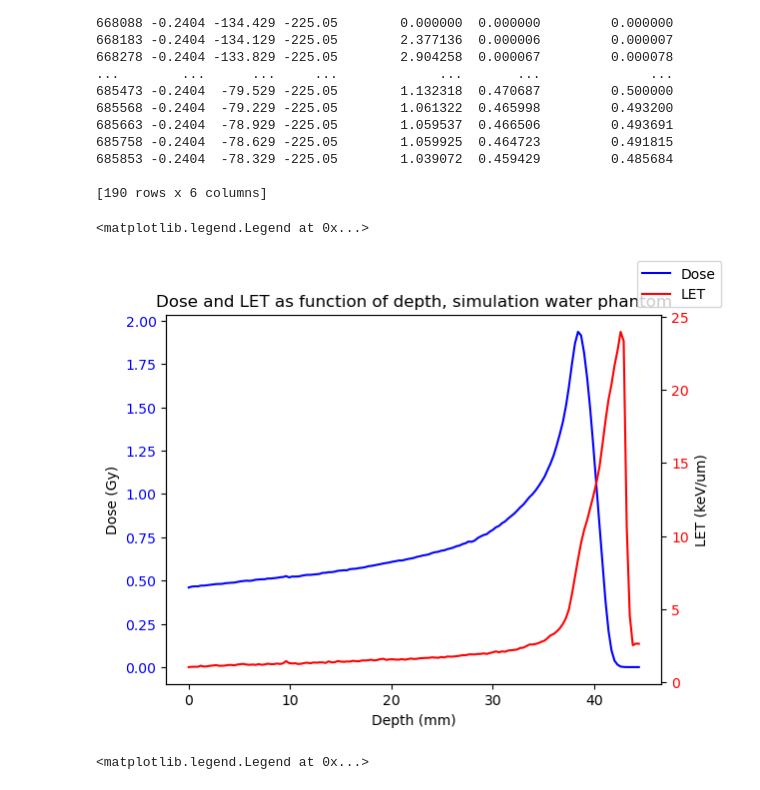
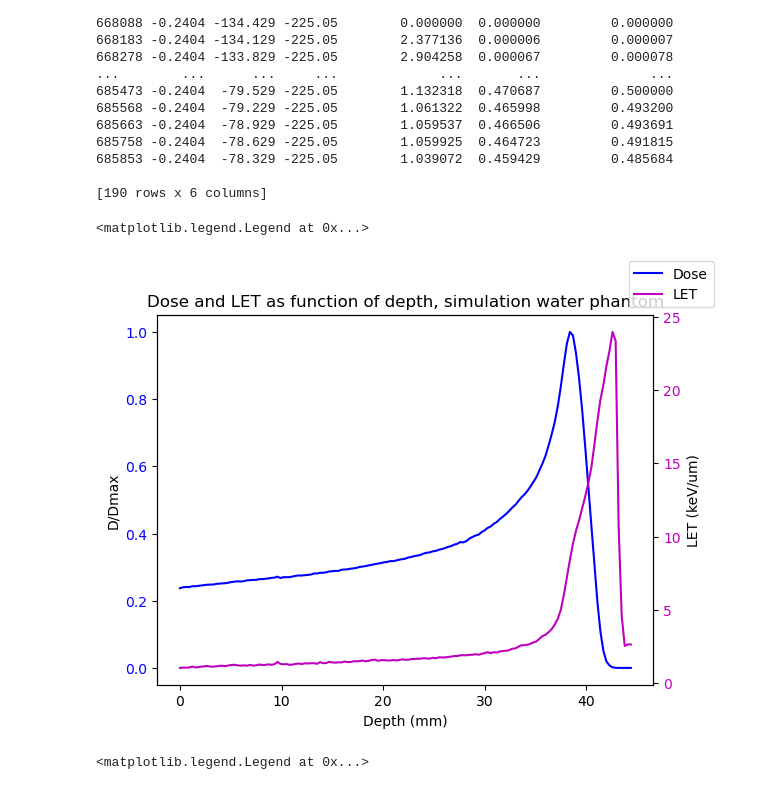
Before and after one commit to BrittHaanen15/Thesis_project, a Jupyter notebook: Python codes/Finding mid LET.ipynb, the cells around one changed output. Cells and saved outputs as stored; diff of their text form; code cells hidden in the pictures.

```diff
--- a/Python codes/Finding mid LET.ipynb
+++ b/Python codes/Finding mid LET.ipynb
@@ -51,6 +51,9 @@ ydata = ydata[sort]
 letdata = letdata[sort]
 dosedata = dosedata[sort]
 
+#normalise dose data
+dosedata = dosedata/max(dosedata)
+
 #Truncate data once dose drops to zero
 stopindex = np.where(dosedata==0)[0][0]
 ydata = ydata[0:stopindex]
@@ -59,22 +62,22 @@ dosedata = dosedata[0:stopindex]
 # %%
 #Plot lineprofile as function of depth
 fig, ax1 = plt.subplots()
 
 ax1.plot(ydata, dosedata, label='Dose', color='b')
 ax1.set_xlabel('Depth (mm)')
-ax1.set_ylabel('Dose (Gy)')
+ax1.set_ylabel('D/Dmax')
 ax1.tick_params(axis='y', labelcolor='b')
 
 ax2 = ax1.twinx()
-ax2.plot(ydata, letdata, label='LET', color='r')
+ax2.plot(ydata, letdata, label='LET', color='m')
 ax2.set_ylabel('LET (keV/um)')
-ax2.tick_params(axis='y', labelcolor='r')
+ax2.tick_params(axis='y', labelcolor='m')
 
 plt.title('Dose and LET as function of depth, simulation water phantom')
 
 fig.legend()
 # %% [output]
 <matplotlib.legend.Legend at 0x...>
-[figure, old version]
+[figure, new version]
 # %%
 ### Measured BP data from RayPhysics ###
```
Also changed, not shown: parts of 15 cells of this notebook, 7 other files.
